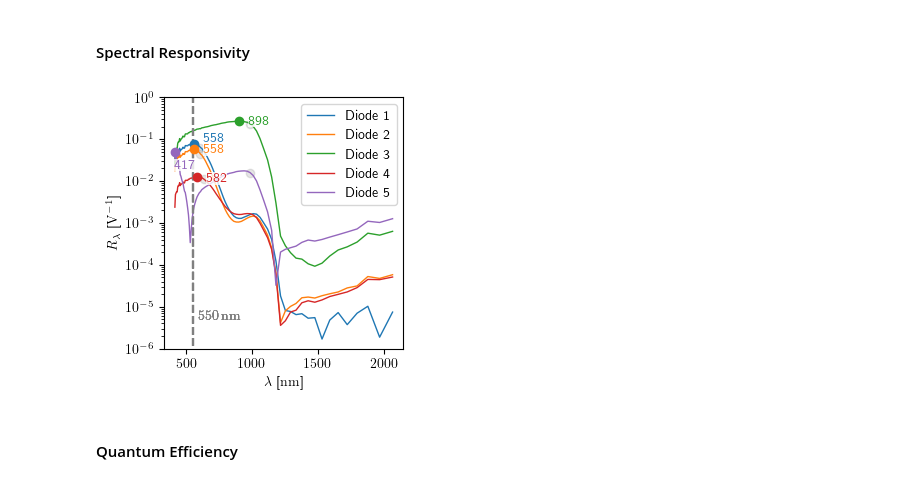
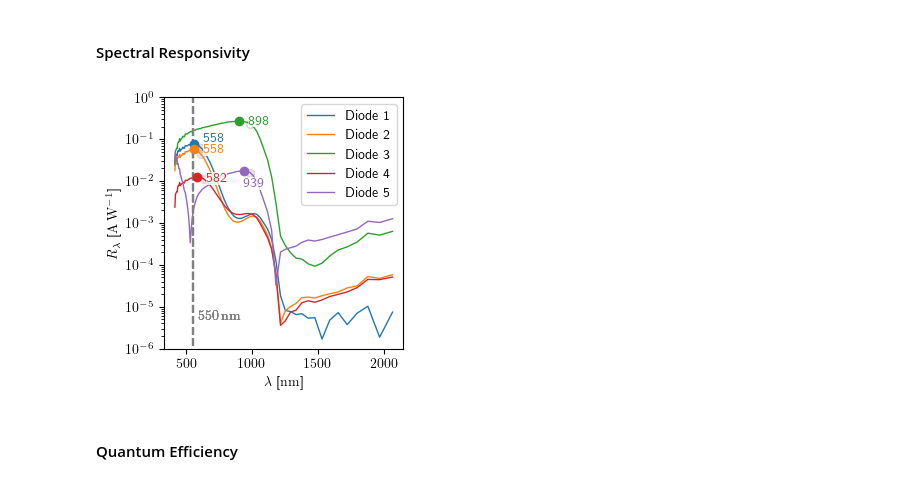
Before and after one commit to slegt/semiconductor_lab_1, a Jupyter notebook: b4/python/task1.ipynb, the cells around one changed output. Cells and saved outputs as stored; diff of their text form; code cells hidden in the pictures.

```diff
--- a/b4/python/task1.ipynb
+++ b/b4/python/task1.ipynb
@@ -174,6 +180,9 @@ detector_beginning["power"] = detector_beginning["photocurrent_A"] / conversion_
 detector_end["power"] = detector_end["photocurrent_A"] / conversion_factor
 
 detector_average: pd.Series = (detector_beginning["power"] + detector_end["power"]) / 2
+
+reference_spread = (detector_end["power"] - detector_beginning["power"]).abs() / detector_average
+reliable: pd.Series = detector_beginning["wavelength"] > 550
 # %% [markdown]
 ### Plot Data
 # %%
@@ -206,2 +219,18 @@ with plt.rc_context(SINGLE_COLUMN):
 # %% [output]
 [figure]
+# %%
+with plt.rc_context(SINGLE_COLUMN):
+    fig, ax = plt.subplots(layout="constrained")
+    ax.plot(
+        detector_beginning["wavelength"],
+        reference_spread,
+        linewidth=1.0,
+    )
+    ax.set_xlabel(r"$\lambda$ [\unit{\nano\meter}]")
+    ax.set_ylabel(r"$\Delta P_\mathrm{opt}/P_\mathrm{opt}^{\mathrm{avg}}$")
+    ax.set_ylim(0,1)
+
+    ax.vlines(x=550, ymin=0, ymax=1, color="gray", linestyles="--")
+    ax.text(x=590, y=0.2, s=r"\qty{550}{\nano\meter}", color="gray")
+
+    fig.savefig(PLOT_FOLDER / "reference_spread.pdf")
@@ -225,10 +257,10 @@ for diode in normalized_diodes:
 # %%
 # parameters for lambda max
 for diode in normalized_diodes:
-    old_index = np.argmax(diode["df"]["photocurrent_A"])
-    index = np.argmax(diode["df"]["responsivity"])
+    old_index = diode["df"]["photocurrent_A"][reliable].idxmax()
+    index = diode["df"]["responsivity"][reliable].idxmax()
 
-    diode["lambda_max_new"] = int(diode["df"]["wavelength"][index])
+    diode["lambda_max_new"] = round(diode["df"]["wavelength"][index])
     diode["responsivity_max_old"] = diode["df"]["responsivity"][old_index]
     diode["responsivity_max_new"] = diode["df"]["responsivity"][index]
     diode["quantum_percent_max"] = diode["df"]["quantum_efficiency_percent"][index]
@@ -237,7 +269,7 @@ for diode in normalized_diodes:
 lambda_specified = 550
 
 for diode in normalized_diodes:
-    index = np.argmin(np.abs(diode["df"]["wavelength"] - lambda_specified))
+    index = (diode["df"]["wavelength"] - lambda_specified).abs().idxmin()
     diode["lambda_specified"] = lambda_specified
     diode["responsivity_specified"] = diode["df"]["responsivity"][index]
     diode["quantum_percent_specified"] = diode["df"]["quantum_efficiency_percent"][index]
@@ -262,35 +294,37 @@ with plt.rc_context(SINGLE_COLUMN):
         offset_x: int
         match i:
             case 0:
                 offset_y = 0.4 * diode["responsivity_max_new"]
                 offset_x = 70
             case 3:
                 offset_y = -0.1 * diode["responsivity_max_new"]
                 offset_x = 70
             case 4:
                 offset_y = -0.5 * diode["responsivity_max_new"]
                 offset_x = -10
             case _:
                 offset_y = 0
                 offset_x = 70
 
         ax.text(
             x=diode["lambda_max_new"] + offset_x,
             y=diode["responsivity_max_new"] + offset_y,
             s=diode["lambda_max_new"],
             ha="left",
             va="center",
             color=color,
             bbox={"facecolor": "white", "edgecolor": "none", "pad": 0, "alpha": 0.8},
         )
         ax.legend()
         ax.set_ylim(bottom=1e-6, top=1)
 
     ax.set_yscale("log")
     ax.set_xlabel(r"$\lambda$ [\unit{\nano\meter}]")
-    ax.set_ylabel(r"$R_\lambda$ [\unit{\per\volt}]")
+    ax.set_ylabel(r"$R_\lambda$ [\unit{\ampere\per\watt}]")
+
+    fig.savefig(PLOT_FOLDER / "responsivity.pdf")
 # %% [output]
-[figure, old version]
+[figure, new version]
 # %% [markdown]
 #### Quantum Efficiency
 # %%
```
Also changed, not shown: parts of 19 cells of this notebook, 8 other files.
